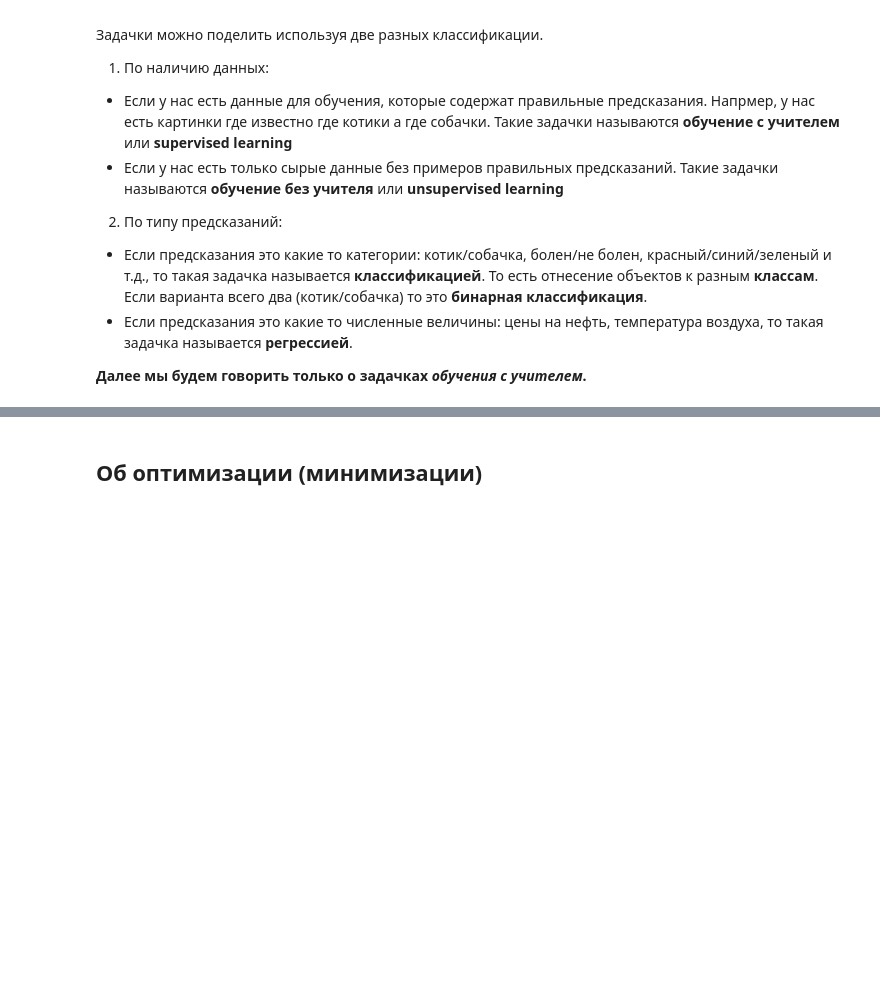
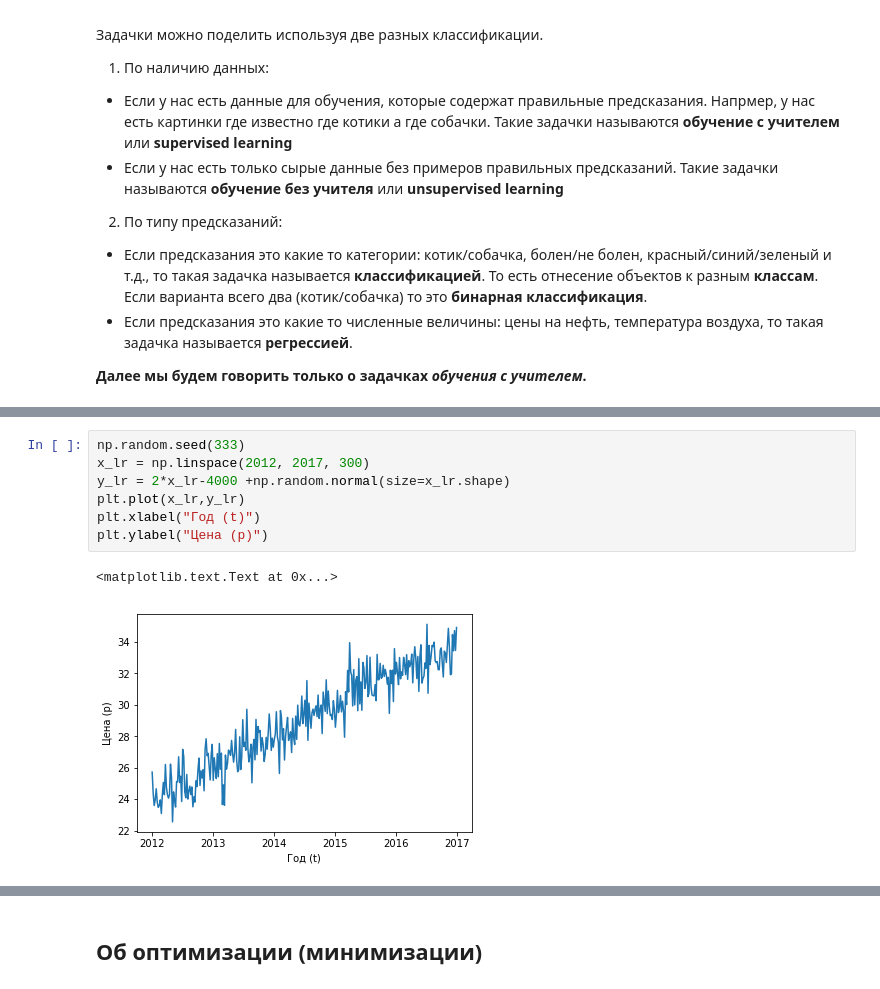
Before and after one commit to EmptySamurai/Neural-Networks-For-Dummies, a Jupyter notebook: NNs For Dummies 1.ipynb, the cells around one changed output, grey strips where cells are left out. Saved outputs shown, nothing was run; the diff lists cells and outputs as text; blank space fills up the shorter version.

```diff
--- a/NNs For Dummies 1.ipynb
+++ b/NNs For Dummies 1.ipynb
@@ -63,0 +58,10 @@ $$p_0 = \frac{1}{n}\sum_{i=1}^n w_ip_i$$
+# %%
+np.random.seed(333)
+x_lr = np.linspace(2012, 2017, 300)
+y_lr = 2*x_lr-4000 +np.random.normal(size=x_lr.shape)
+plt.plot(x_lr,y_lr)
+plt.xlabel("Год (t)")
+plt.ylabel("Цена (p)")
+# %% [output]
+<matplotlib.text.Text at 0x...>
+[figure, added]
```
Also changed, not shown: parts of 14 cells of this notebook, 1 other file.
